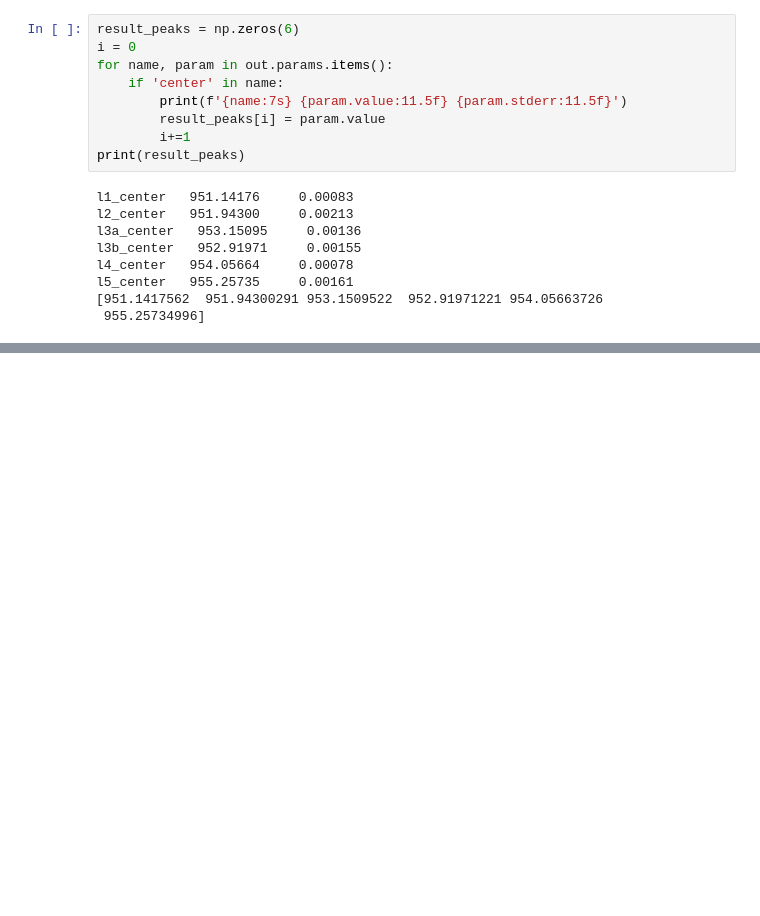
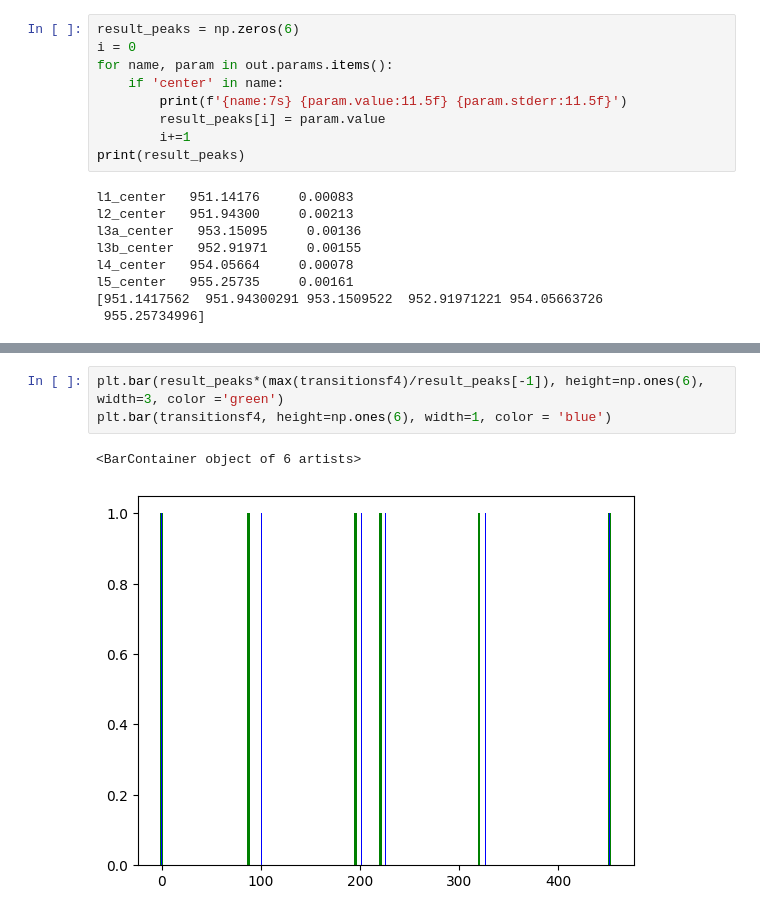
Before and after one commit to pi63on/qo_labs, a Jupyter notebook: day2.ipynb, the cells around one changed output, grey strips where cells are left out. Saved outputs shown, nothing was run; the diff lists cells and outputs as text; blank space fills up the shorter version.

```diff
--- a/day2.ipynb
+++ b/day2.ipynb
@@ -477,0 +483,6 @@ plt.bar(result_peaks*(350/4), height=np.ones(6), width=1)
+# %%
+plt.bar(result_peaks*(max(transitionsf4)/result_peaks[-1]), height=np.ones(6), width=3, color ='green')
+plt.bar(transitionsf4, height=np.ones(6), width=1, color = 'blue')
+# %% [output]
+<BarContainer object of 6 artists>
+[figure, added]
```
Also changed, not shown: parts of 2 cells of this notebook, 2 other files.
